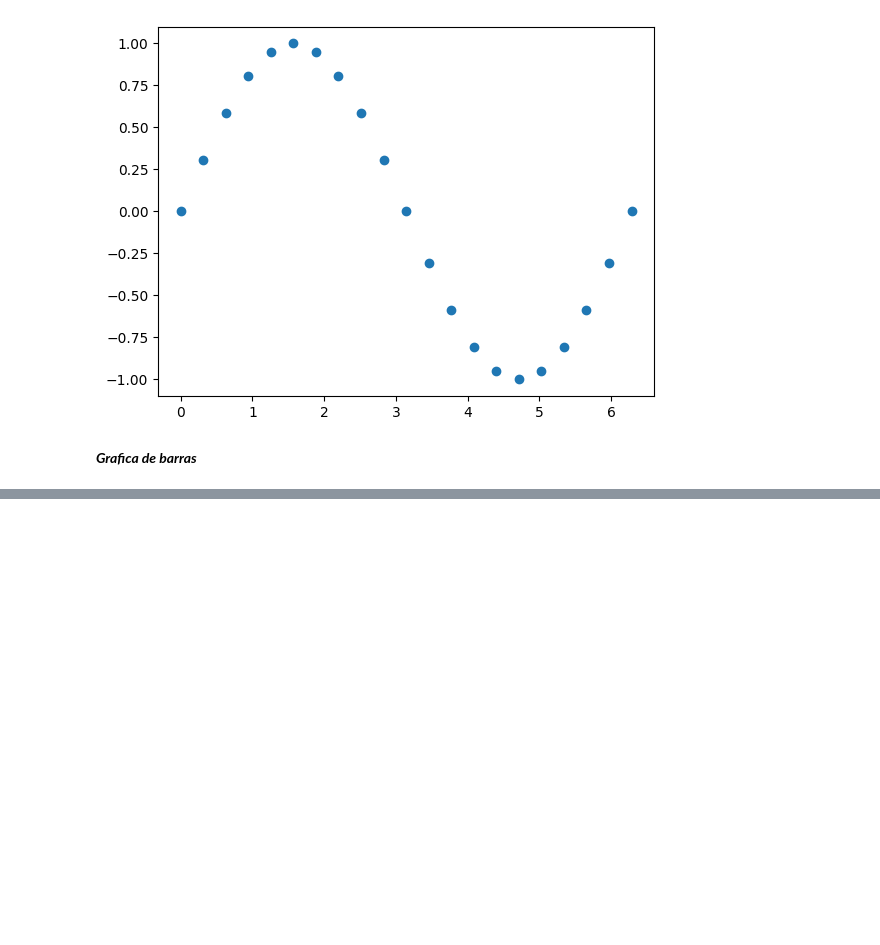
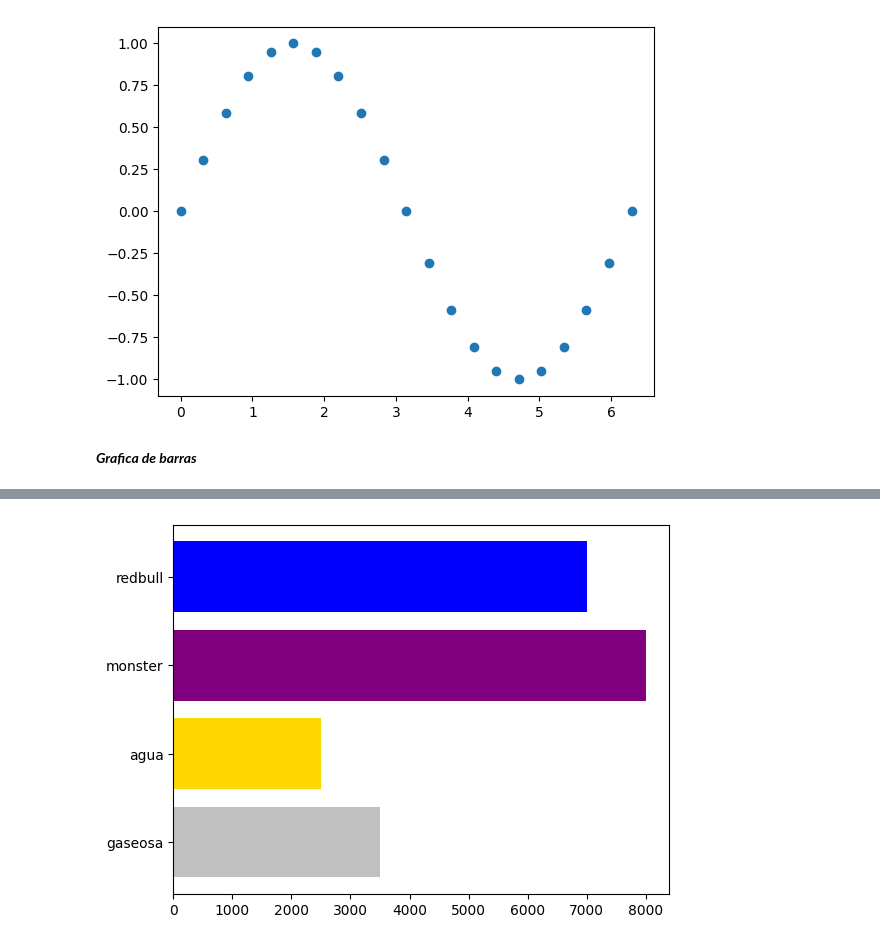
Before and after one commit to EndersonAs/reapaso, a Jupyter notebook: ejercicio_29_matplotlib.ipynb, the cells around one changed output, grey strips where cells are left out. Saved outputs shown, nothing was run; the diff lists cells and outputs as text; code cells hidden in the pictures; blank space fills up the shorter version.

```diff
--- a/ejercicio_29_matplotlib.ipynb
+++ b/ejercicio_29_matplotlib.ipynb
@@ -79,0 +82,12 @@ plt.show()
+# %%
+import matplotlib.pyplot as plt
+
+producto = ["gaseosa", "agua", "monster", "redbull"]
+precio = [3500,2500,8000,7000]
+
+colores = ["silver","gold","purple","blue"]
+
+plt.barh(producto,precio,color=colores)
+plt.show()
+# %% [output]
+[figure, added]
```
Also changed, not shown: parts of 11 cells of this notebook.
